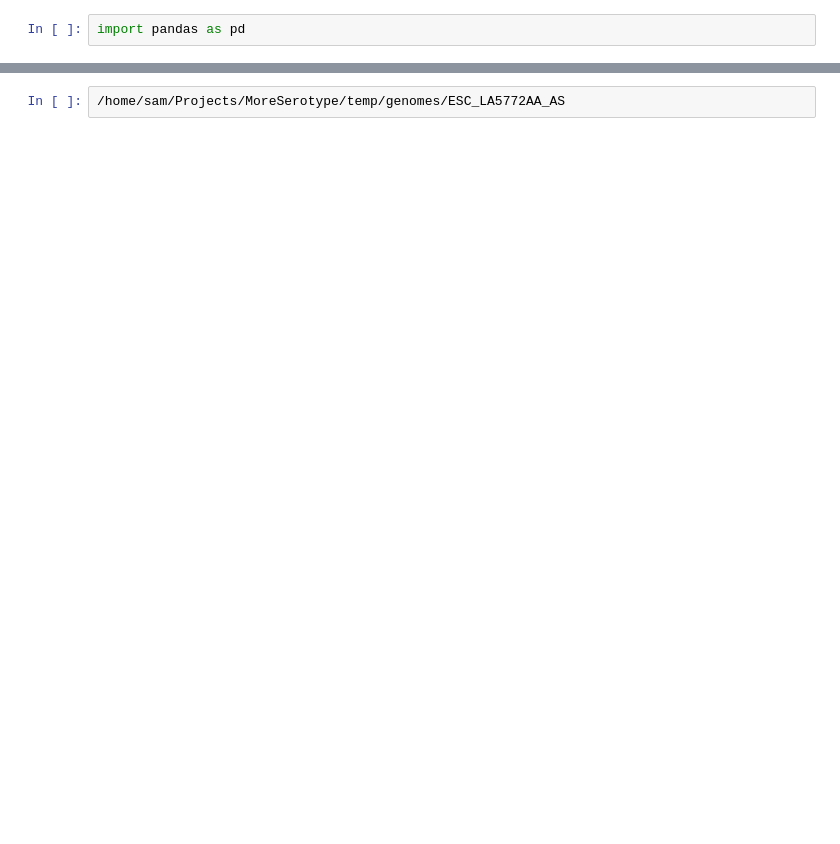
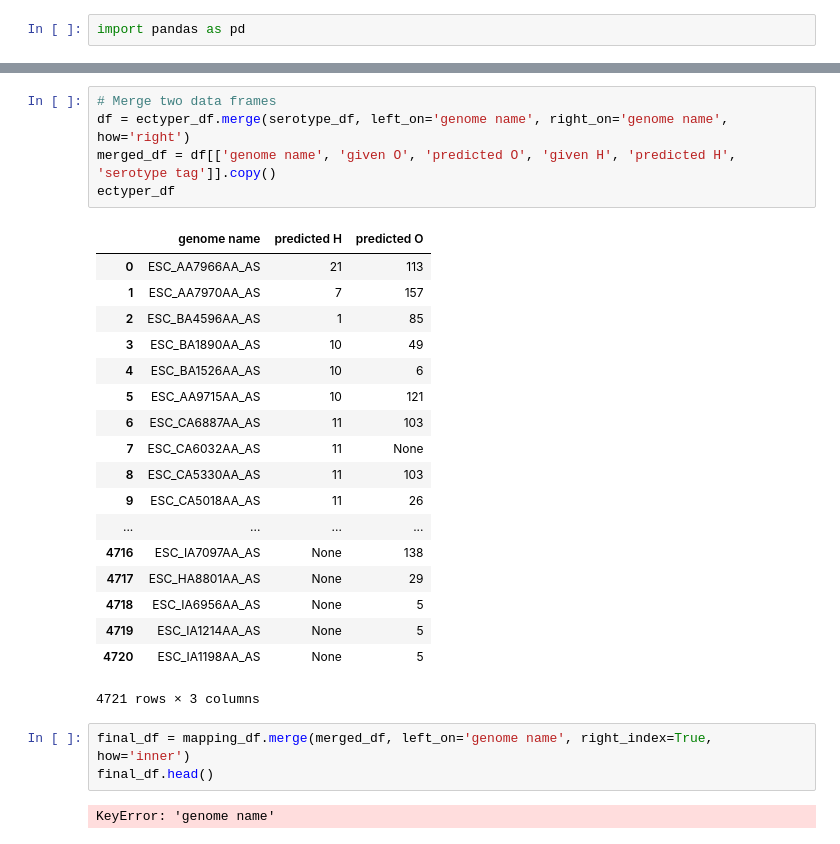
Before and after one commit to phac-nml/ecoli_serotyping, a Jupyter notebook: serotype_prediction.ipynb, the cells around one changed output, grey strips where cells are left out. Cells and saved outputs as stored; diff of their text form; blank space fills up the shorter version.

```diff
--- a/serotype_prediction.ipynb
+++ b/serotype_prediction.ipynb
@@ -256,2 +87,29 @@ max        185       53          185           53
-# %%
-/home/sam/Projects/MoreSerotype/temp/genomes/ESC_LA5772AA_AS
+# %%
+# Merge two data frames
+df = ectyper_df.merge(serotype_df, left_on='genome name', right_on='genome name', how='right')
+merged_df = df[['genome name', 'given O', 'predicted O', 'given H', 'predicted H', 'serotype tag']].copy()
+ectyper_df
+# %% [output]
+|  | genome name | predicted H | predicted O |
+| 0 | ESC_AA7966AA_AS | 21 | 113 |
+| 1 | ESC_AA7970AA_AS | 7 | 157 |
+| 2 | ESC_BA4596AA_AS | 1 | 85 |
+| 3 | ESC_BA1890AA_AS | 10 | 49 |
+| 4 | ESC_BA1526AA_AS | 10 | 6 |
+| 5 | ESC_AA9715AA_AS | 10 | 121 |
+| 6 | ESC_CA6887AA_AS | 11 | 103 |
+| 7 | ESC_CA6032AA_AS | 11 | None |
+| 8 | ESC_CA5330AA_AS | 11 | 103 |
+| 9 | ESC_CA5018AA_AS | 11 | 26 |
+| ... | ... | ... | ... |
+| 4716 | ESC_IA7097AA_AS | None | 138 |
+| 4717 | ESC_HA8801AA_AS | None | 29 |
+| 4718 | ESC_IA6956AA_AS | None | 5 |
+| 4719 | ESC_IA1214AA_AS | None | 5 |
+| 4720 | ESC_IA1198AA_AS | None | 5 |
+4721 rows × 3 columns
+# %%
+final_df = mapping_df.merge(merged_df, left_on='genome name', right_index=True, how='inner')
+final_df.head()
+# %% [output]
+KeyError: 'genome name'
```
Also changed, not shown: parts of 11 cells of this notebook, 3 other files.
